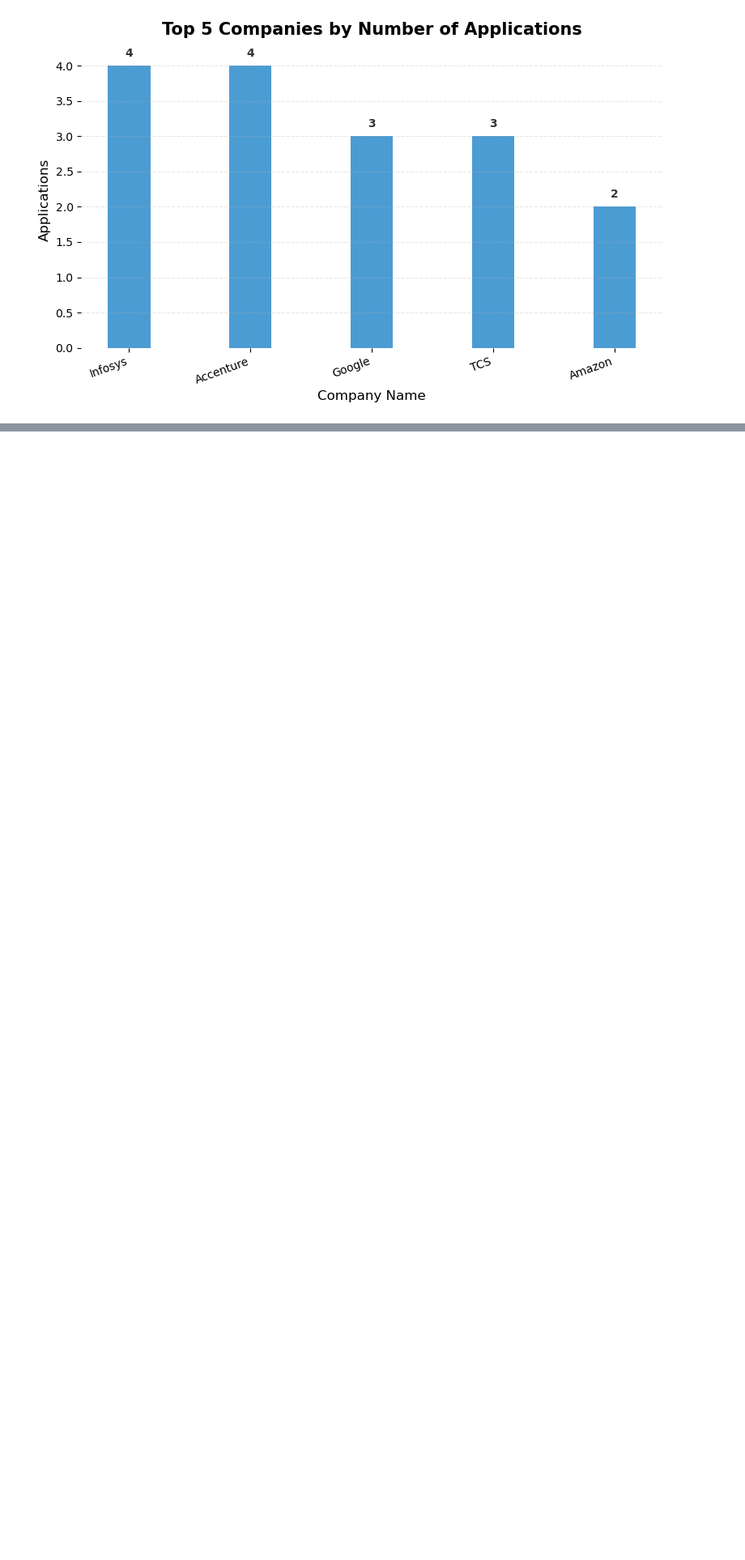
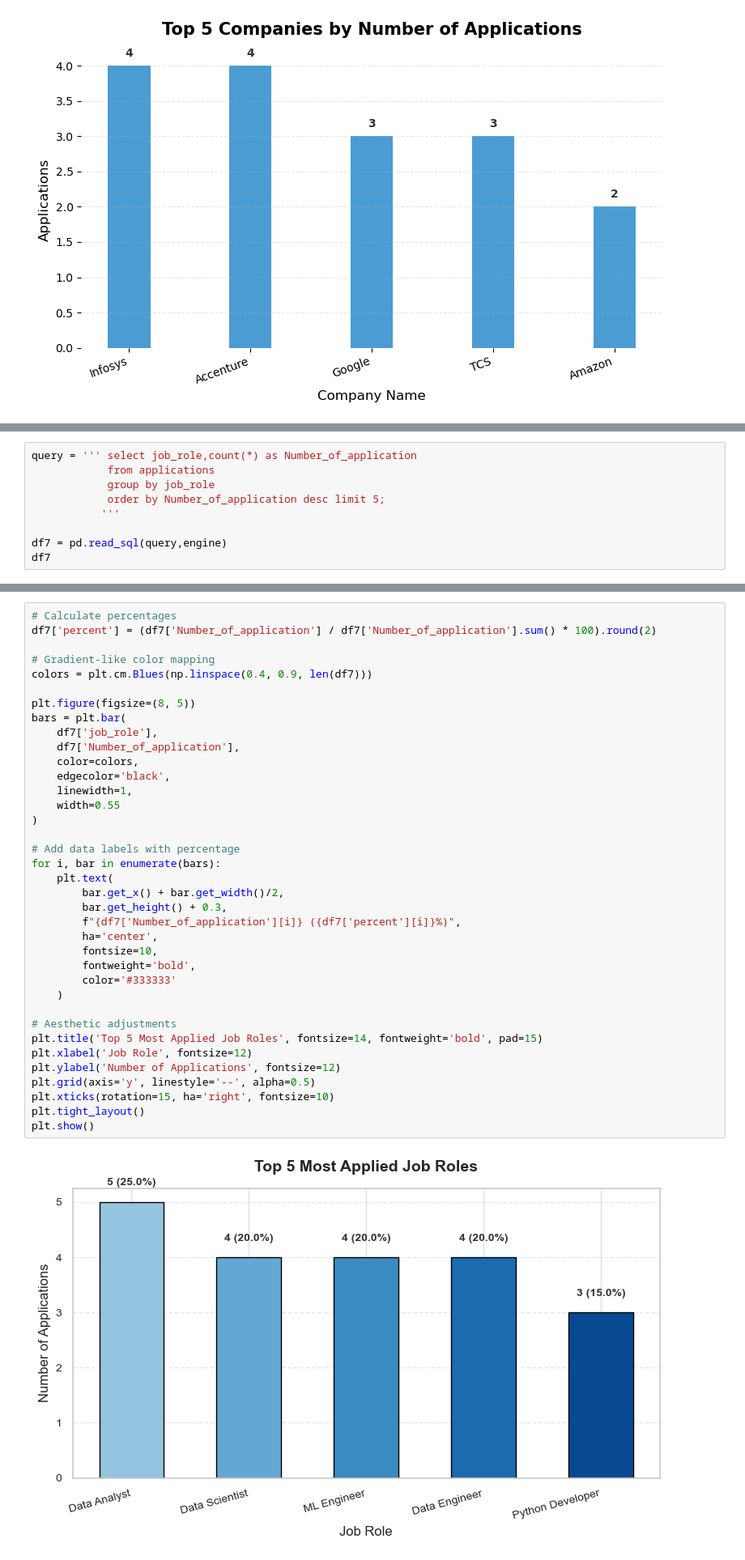
Before and after one commit to tusharshukla34/Job-Application-Tracker-With-SQL-and-Python-libraries, a Jupyter notebook: Job Application Tracker.ipynb, the cells around one changed output, grey strips where cells are left out. Shown at 81% size. Drawn from its saved outputs; the diff is of its cells as text; blank space fills up the shorter version.

```diff
--- a/Job Application Tracker.ipynb
+++ b/Job Application Tracker.ipynb
@@ -152,0 +326,9 @@ plt.show()
+# %%
+query = ''' select job_role,count(*) as Number_of_application
+            from applications
+            group by job_role
+            order by Number_of_application desc limit 5;
+           '''
+
+df7 = pd.read_sql(query,engine)
+df7
@@ -152,0 +342,39 @@ plt.show()
+# %%
+# Calculate percentages
+df7['percent'] = (df7['Number_of_application'] / df7['Number_of_application'].sum() * 100).round(2)
+
+# Gradient-like color mapping
+colors = plt.cm.Blues(np.linspace(0.4, 0.9, len(df7)))
+
+plt.figure(figsize=(8, 5))
+bars = plt.bar(
+    df7['job_role'],
+    df7['Number_of_application'],
+    color=colors,
+    edgecolor='black',
+    linewidth=1,
+    width=0.55
+)
+
+# Add data labels with percentage
+for i, bar in enumerate(bars):
+    plt.text(
+        bar.get_x() + bar.get_width()/2,
+        bar.get_height() + 0.3,
+        f"{df7['Number_of_application'][i]} ({df7['percent'][i]}%)",
+        ha='center',
+        fontsize=10,
+        fontweight='bold',
+        color='#333333'
+    )
+
+# Aesthetic adjustments
+plt.title('Top 5 Most Applied Job Roles', fontsize=14, fontweight='bold', pad=15)
+plt.xlabel('Job Role', fontsize=12)
+plt.ylabel('Number of Applications', fontsize=12)
+plt.grid(axis='y', linestyle='--', alpha=0.5)
+plt.xticks(rotation=15, ha='right', fontsize=10)
+plt.tight_layout()
+plt.show()
+# %% [output]
+[figure, added]
```
Also changed, not shown: parts of 16 cells of this notebook.
